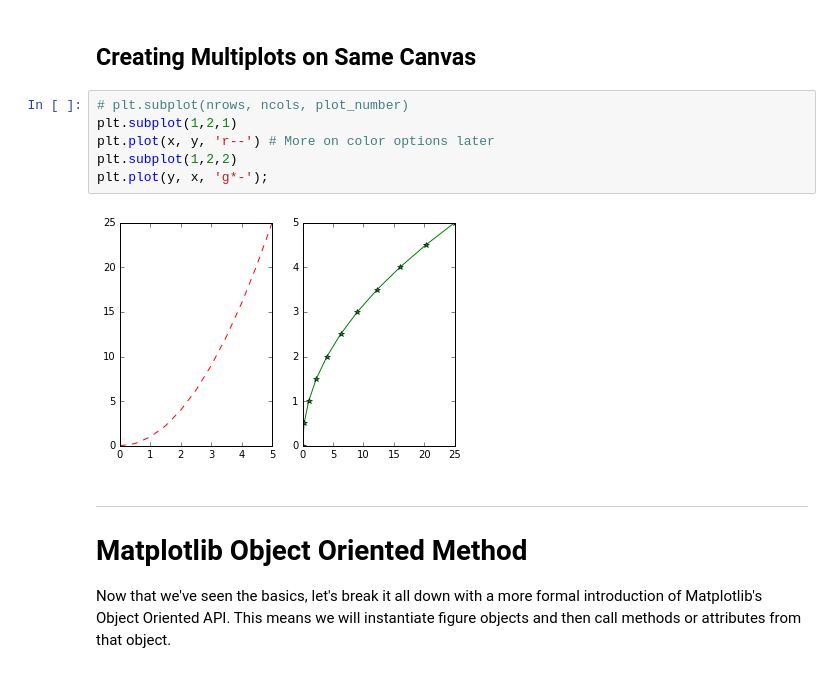
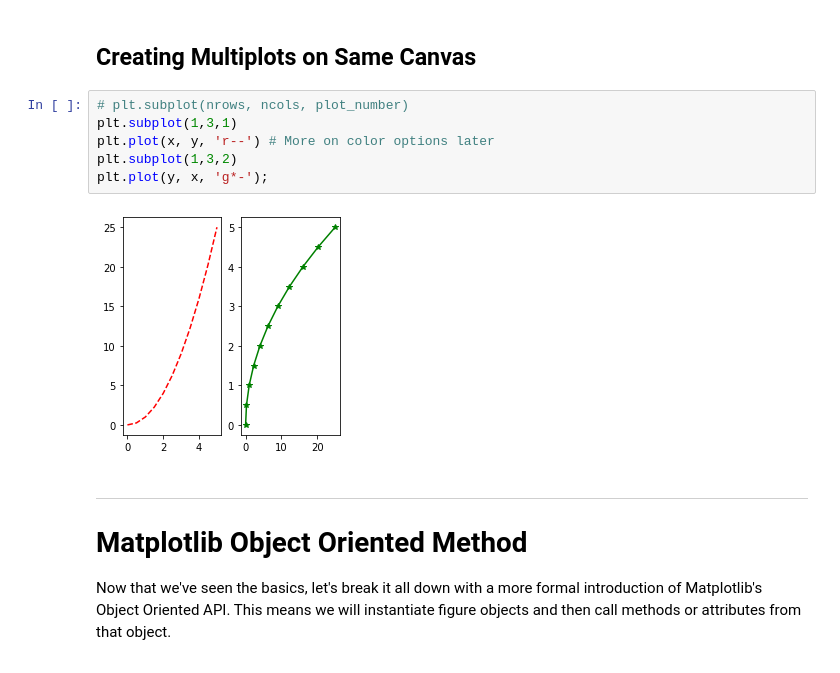
Before and after one commit to makama-md/TFBauchiBootcamp, a Jupyter notebook: Data-Visualization-with-Matplotlib - Week 4/01-Matplotlib Concepts Lecture.ipynb, the cells around one changed output. Saved outputs shown, nothing was run; the diff lists cells and outputs as text.

```diff
--- a/Data-Visualization-with-Matplotlib - Week 4/01-Matplotlib Concepts Lecture.ipynb
+++ b/Data-Visualization-with-Matplotlib - Week 4/01-Matplotlib Concepts Lecture.ipynb
@@ -80,12 +80,12 @@ plt.show()
 ## Creating Multiplots on Same Canvas
 # %%
 # plt.subplot(nrows, ncols, plot_number)
-plt.subplot(1,2,1)
+plt.subplot(1,3,1)
 plt.plot(x, y, 'r--') # More on color options later
-plt.subplot(1,2,2)
+plt.subplot(1,3,2)
 plt.plot(y, x, 'g*-');
 # %% [output]
-[figure, old version]
+[figure, new version]
 # %% [markdown]
 ___
 # Matplotlib Object Oriented Method
```
Also changed, not shown: parts of 4 cells of this notebook, 8 other files.
